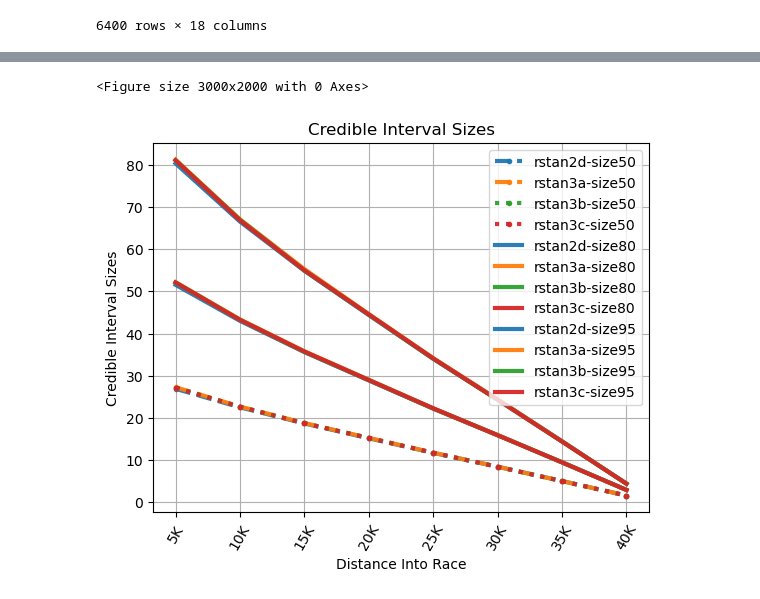
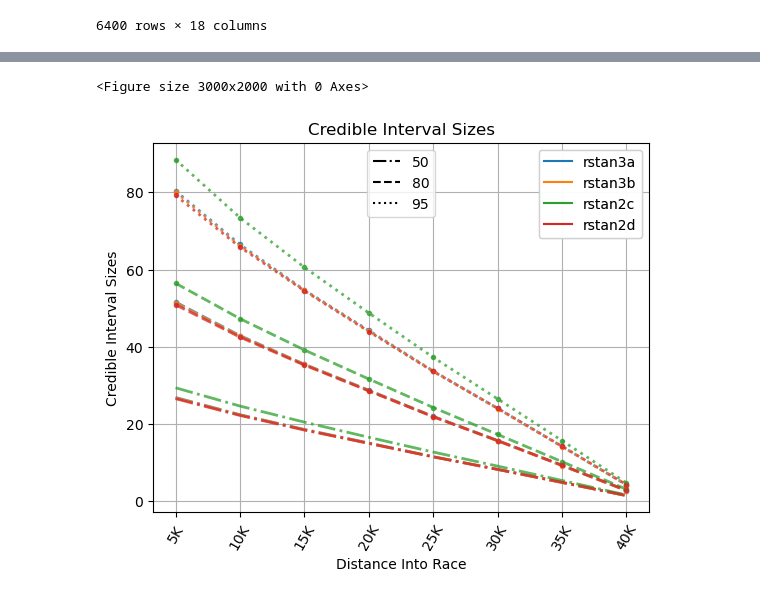
Before and after one commit to eaegerber/Marathon_Predictor, a Jupyter notebook: compare.ipynb, the cells around one changed output, grey strips where cells are left out. Saved outputs shown, nothing was run; the diff lists cells and outputs as text; code cells hidden in the pictures.

Commit message:
Fix legends in analysis plots to be clearer

```diff
--- a/compare.ipynb
+++ b/compare.ipynb
@@ -28,25 +27,21 @@ model_info = {
     # "rstan1b" : ("stan_results/rs_result1b.csv", ["total_pace", "curr_pace"], ["beta[1]", "beta[2]"], False),
     # "rstan1c" : ("stan_results/rs_result1c.csv", ["total_pace", "prop"],  ["beta[1]", "beta[2]"], False),
     # "rstan1d" : ("stan_results/rs_result1d.csv", ["total_pace", "curr_pace", "prop"], ["beta[1]", "beta[2]", "beta[3]"], False),
-
     # "rstan2a" : ("stan_results/rs_result2a.csv", ["total_pace"], ["beta[1]"], True),
     # "rstan2b" : ("stan_results/rs_result2b.csv", ["total_pace", "curr_pace"],  ["beta[1]", "beta[2]"], True),
-    # "rstan2c" : ("stan_results/rs_result2c.csv", ["total_pace", "prop"], ["beta[1]", "beta[2]"], True),
+    "rstan2c" : ("stan_results/rs_result2c.csv", ["total_pace", "prop"], ["beta[1]", "beta[2]"], True),
     "rstan2d" : ("stan_results/rs_result2d.csv", ["total_pace", "curr_pace", "prop"], ["beta[1]", "beta[2]", "beta[3]"], True),
-    "rstan2dx" : ("stan_results/rs_result2dx.csv", ["total_pace", "curr_pace", "prop"], ["beta[1]", "beta[2]", "beta[3]"], True),
-    "rstan2dy" : ("stan_results/rs_result2dy.csv", ["total_pace", "curr_pace", "prop"], ["beta[1]", "beta[2]", "beta[3]"], True),
-    "rstan2dz" : ("stan_results/rs_result2dz.csv", ["total_pace", "curr_pace", "prop"], ["beta[1]", "beta[2]", "beta[3]"], True),
-
-    # "rstan3a" : ("stan_results/rs_result3a.csv", ["total_pace", "curr_pace", "prop", "propxcurr"], ["beta[1]", "beta[2]", "beta[3]", "beta[4]"], True),
-    # "rstan3b" : ("stan_results/rs_result3b.csv", ["total_pace", "curr_pace", "prop", "propxcurr", "male"], ["beta[1]", "beta[2]", "beta[3]", "beta[4]", "beta[5]"], True),
+    "rstan3a" : ("stan_results/rs_result3a.csv", ["total_pace", "curr_pace", "prop", "propxcurr"], ["beta[1]", "beta[2]", "beta[3]", "beta[4]"], True),
+    "rstan3b" : ("stan_results/rs_result3b.csv", ["total_pace", "curr_pace", "prop", "propxcurr", "male"], ["beta[1]", "beta[2]", "beta[3]", "beta[4]", "beta[5]"], True),
     # "rstan3c" : ("stan_results/rs_result3c.csv", ["total_pace", "curr_pace", "prop", "propxcurr", "age"], ["beta[1]", "beta[2]", "beta[3]", "beta[4]", "beta[5]"], True),
     # "rstan3d" : ("stan_results/rs_result3d.csv", ["total_pace", "curr_pace", "prop", "propxcurr", "male", "age"], ["beta[1]", "beta[2]", "beta[3]", "beta[4]", "beta[5]", "beta[6]"], True),
     # "rstan3e" : ("stan_results/rs_result3e.csv", ["total_pace", "curr_pace", "prop", "propxcurr", "male", "age", "malexage"], ["beta[1]", "beta[2]", "beta[3]", "beta[4]", "beta[5]", "beta[6]", "beta[7]"], True),
-
     # "rstan2d2" : ("stan_results/rs_result2d2.csv", ["total_pace", "curr_pace", "prop", "propxcurr", "male"], ["beta[1]", "beta[2]", "beta[3]", "beta[4]", "beta[5]"], True),
     # "rstan2d3" : ("stan_results/rs_result2d3.csv", ["total_pace", "curr_pace", "prop", "propxcurr", "male"], ["beta[1]", "beta[2]", "beta[3]", "beta[4]", "beta[5]"], True),
     # "rstan2d4" : ("stan_results/rs_result2d4.csv", ["total_pace", "curr_pace", "prop", "propxcurr", "male"], ["beta[1]", "beta[2]", "beta[3]", "beta[4]", "beta[5]"], True),
     # "rstan2d5" : ("stan_results/rs_result2d5.csv", ["total_pace", "curr_pace", "prop", "propxcurr", "male"], ["beta[1]", "beta[2]", "beta[3]", "beta[4]", "beta[5]"], True),
+    # "rstan2dx" : ("stan_results/rs_result2dx.csv", ["total_pace", "curr_pace", "prop"], ["beta[1]", "beta[2]", "beta[3]"], True),
+    # "rstan2dy" : ("stan_results/rs_result2dy.csv", ["total_pace", "curr_pace", "prop"], ["beta[1]", "beta[2]", "beta[3]"], True),
+    # "rstan2dz" : ("stan_results/rs_result2dz.csv", ["total_pace", "curr_pace", "prop"], ["beta[1]", "beta[2]", "beta[3]"], True),
 }
-
 models = {k: pd.read_csv(v[0]) for k, v in model_info.items()}
@@ -184,7 +136,7 @@ def add_intervals_to_test(data_tbl, pred_names):
             data[f"{pred_name}-in{conf}"] = (test_true < b2) & (test_true > b1)
     return data
 # %%
-pred_names = ["rstan2d", "rstan3a", "rstan3b", "rstan3c"]
+pred_names = ["rstan3a", "rstan3b", "rstan2c", "rstan2d"]
 table2 = add_intervals_to_test(test2, pred_names)
 table2
 # %% [output]
@@ -240,4 +197,5 @@ big_table
 # %%
+n = len(pred_names)
 colors = [f"C{i}" for i in range(len(pred_names))] * 3
 tables = []
 for conf, style in [(50, "-."), (80, "--."), (95, ":.")]:
@@ -247,13 +205,19 @@ for conf, style in [(50, "-."), (80, "--."), (95, ":.")]:
 
 plt.figure(figsize=(30, 20))
 big_table = pd.concat(tables, axis=1)
-big_table.plot(label=big_table.columns,  style= ["--."] * 2 + [":."] * 2 , linewidth=3, grid=True, alpha=0.95, color=colors)
+ax = big_table.plot(label=big_table.columns,  style= ["-."] * n + ["--."] * n + [":."] * n  , linewidth=2, grid=True, alpha=0.75, color=colors)
 
 plt.xlabel("Distance Into Race")
 plt.ylabel("Credible Interval Sizes")
 plt.xticks(rotation=60)
 plt.title("Credible Interval Sizes")
 plt.grid(True)
-# plt.savefig("analysis/interval_sizes_bayes2.png", bbox_inches="tight")
+
+leg1 = plt.legend([Line2D([0,1],[0,1],linestyle=s, color='black') for s in ["-.", "--", ":"]], ["50", "80", "95"], loc="upper center")
+ax.add_artist(leg1)
+leg2 = plt.legend([Line2D([0,1],[0,1], color=c) for c in colors[:n]], pred_names, loc="upper right")
+ax.add_artist(leg2)
+
+plt.savefig("analysis/interval_sizes.png", bbox_inches="tight")
 big_table
 # %% [output]
@@ -270,2 +234,2 @@ big_table
 <Figure size 3000x2000 with 0 Axes>
-[figure, old version]
+[figure, new version]
```
Also changed, not shown: parts of 13 cells of this notebook, 11 other files.
